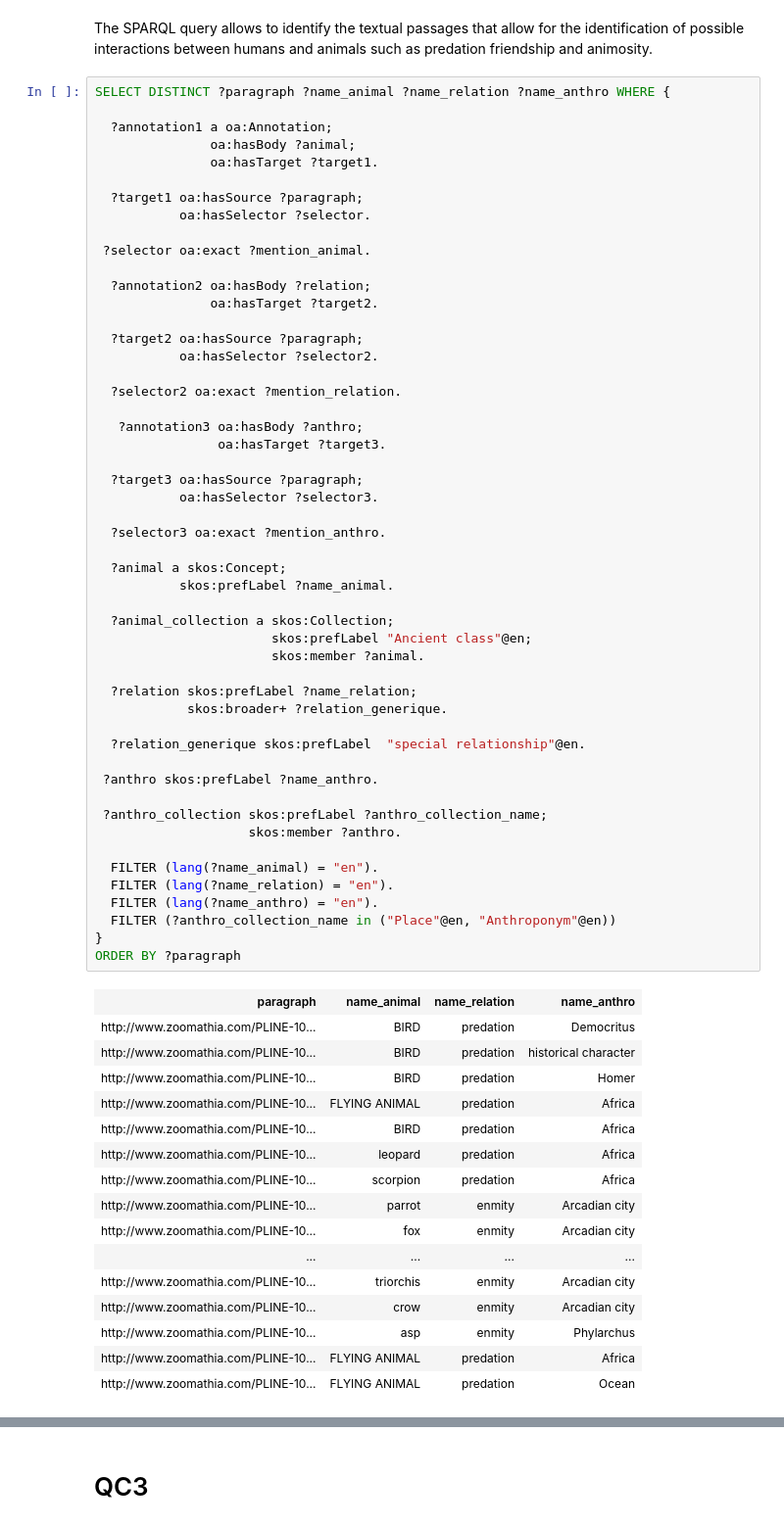
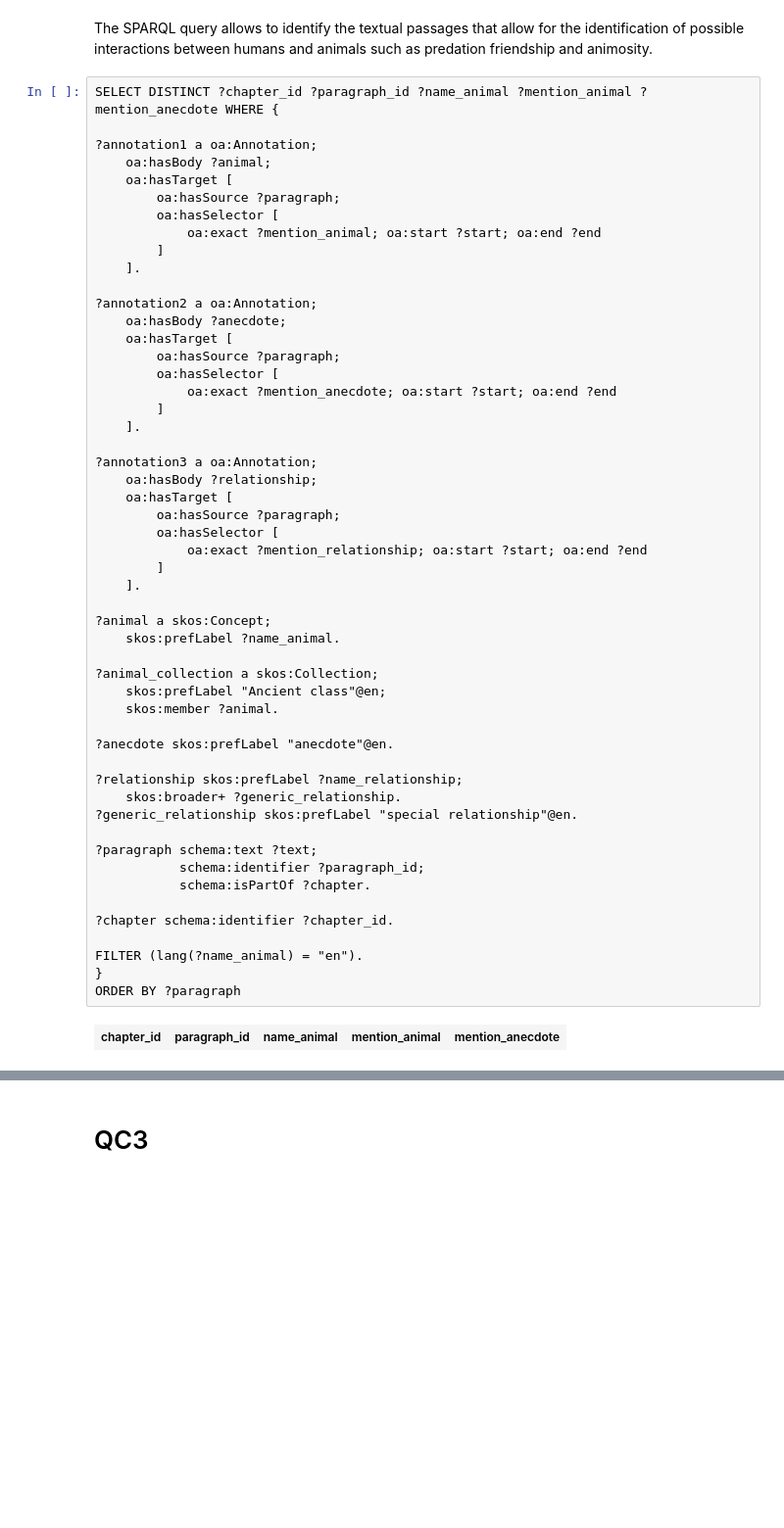
Before and after one commit to Sensaku/CEPAM-CNRS-Zoomathia, a Jupyter notebook: Projet_Zoomathia/QC/Pline-KG_Queries.ipynb, the cells around one changed output, grey strips where cells are left out. Shown at 98% size. Drawn from its saved outputs; the diff is of its cells as text; blank space fills up the shorter version.

```diff
--- a/Projet_Zoomathia/QC/Pline-KG_Queries.ipynb
+++ b/Projet_Zoomathia/QC/Pline-KG_Queries.ipynb
@@ -167,70 +172,56 @@ dot
 # %% [markdown]
 The SPARQL query allows to identify the textual passages that allow for the identification of possible interactions between humans and animals such as predation friendship and animosity.
 # %%
-SELECT DISTINCT ?paragraph ?name_animal ?name_relation ?name_anthro WHERE {
+SELECT DISTINCT ?chapter_id ?paragraph_id ?name_animal ?mention_animal ?mention_anecdote WHERE {
 
-  ?annotation1 a oa:Annotation;
-               oa:hasBody ?animal;
-               oa:hasTarget ?target1.
+?annotation1 a oa:Annotation;
+    oa:hasBody ?animal;
+    oa:hasTarget [
+        oa:hasSource ?paragraph;
+        oa:hasSelector [
+            oa:exact ?mention_animal; oa:start ?start; oa:end ?end
+        ]
+    ].
 
-  ?target1 oa:hasSource ?paragraph;
-           oa:hasSelector ?selector.
+?annotation2 a oa:Annotation;
+    oa:hasBody ?anecdote;
+    oa:hasTarget [
+        oa:hasSource ?paragraph;
+        oa:hasSelector [
+            oa:exact ?mention_anecdote; oa:start ?start; oa:end ?end
+        ]
+    ].
 
- ?selector oa:exact ?mention_animal.
+?annotation3 a oa:Annotation;
+    oa:hasBody ?relationship;
+    oa:hasTarget [
+        oa:hasSource ?paragraph;
+        oa:hasSelector [
+            oa:exact ?mention_relationship; oa:start ?start; oa:end ?end
+        ]
+    ].
 
-  ?annotation2 oa:hasBody ?relation;
-               oa:hasTarget ?target2.
+?animal a skos:Concept;
+    skos:prefLabel ?name_animal.
 
-  ?target2 oa:hasSource ?paragraph;
-           oa:hasSelector ?selector2.
+?animal_collection a skos:Collection;
+    skos:prefLabel "Ancient class"@en;
+    skos:member ?animal.
 
-  ?selector2 oa:exact ?mention_relation.
+?anecdote skos:prefLabel "anecdote"@en.
 
-   ?annotation3 oa:hasBody ?anthro;
-                oa:hasTarget ?target3.
+?relationship skos:prefLabel ?name_relationship;
+    skos:broader+ ?generic_relationship.
+?generic_relationship skos:prefLabel "special relationship"@en.
 
-  ?target3 oa:hasSource ?paragraph;
-           oa:hasSelector ?selector3.
+?paragraph schema:text ?text;
+           schema:identifier ?paragraph_id;
+           schema:isPartOf ?chapter.
 
-  ?selector3 oa:exact ?mention_anthro.
+?chapter schema:identifier ?chapter_id.
 
-  ?animal a skos:Concept;
-           skos:prefLabel ?name_animal.
-
-  ?animal_collection a skos:Collection;
-                       skos:prefLabel "Ancient class"@en;
-                       skos:member ?animal.
-
-  ?relation skos:prefLabel ?name_relation;
-            skos:broader+ ?relation_generique.
-
-  ?relation_generique skos:prefLabel  "special relationship"@en.
-
- ?anthro skos:prefLabel ?name_anthro.
-
- ?anthro_collection skos:prefLabel ?anthro_collection_name;
-                    skos:member ?anthro.
-
-  FILTER (lang(?name_animal) = "en").
-  FILTER (lang(?name_relation) = "en").
-  FILTER (lang(?name_anthro) = "en").
-  FILTER (?anthro_collection_name in ("Place"@en, "Anthroponym"@en))
+FILTER (lang(?name_animal) = "en").
 }
 ORDER BY ?paragraph
 # %% [output]
-| paragraph | name_animal | name_relation | name_anthro |
-| http://www.zoomathia.com/PLINE-10... | BIRD | predation | Democritus |
-| http://www.zoomathia.com/PLINE-10... | BIRD | predation | historical character |
-| http://www.zoomathia.com/PLINE-10... | BIRD | predation | Homer |
-| http://www.zoomathia.com/PLINE-10... | FLYING ANIMAL | predation | Africa |
-| http://www.zoomathia.com/PLINE-10... | BIRD | predation | Africa |
-| http://www.zoomathia.com/PLINE-10... | leopard | predation | Africa |
-| http://www.zoomathia.com/PLINE-10... | scorpion | predation | Africa |
-| http://www.zoomathia.com/PLINE-10... | parrot | enmity | Arcadian city |
-| http://www.zoomathia.com/PLINE-10... | fox | enmity | Arcadian city |
-| ... | ... | ... | ... |
-| http://www.zoomathia.com/PLINE-10... | triorchis | enmity | Arcadian city |
-| http://www.zoomathia.com/PLINE-10... | crow | enmity | Arcadian city |
-| http://www.zoomathia.com/PLINE-10... | asp | enmity | Phylarchus |
-| http://www.zoomathia.com/PLINE-10... | FLYING ANIMAL | predation | Africa |
-| http://www.zoomathia.com/PLINE-10... | FLYING ANIMAL | predation | Ocean |
+| chapter_id | paragraph_id | name_animal | mention_animal | mention_anecdote |
```
Also changed, not shown: parts of 10 cells of this notebook, 4 other files.
